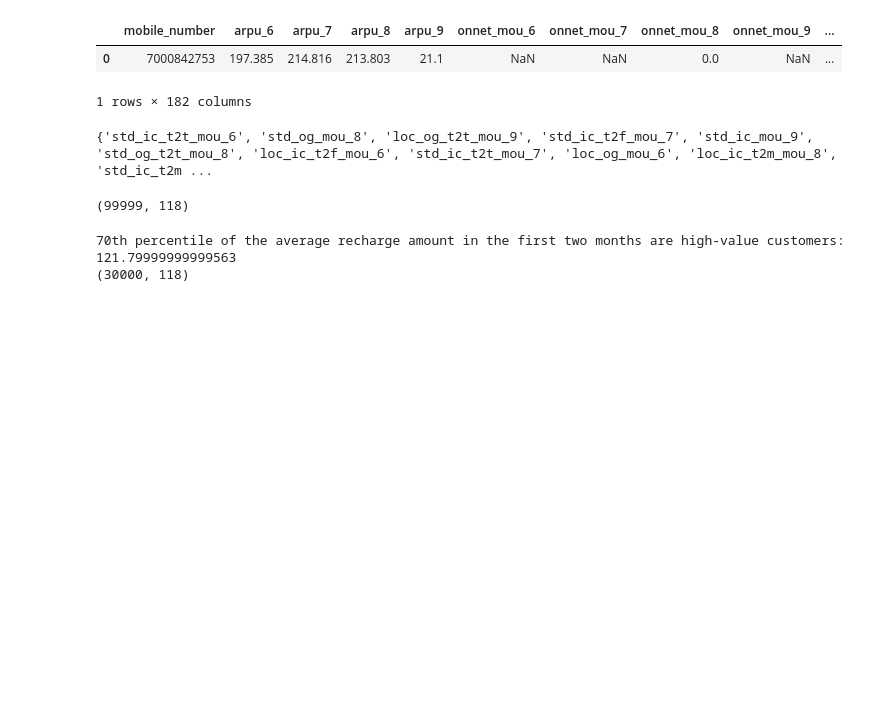
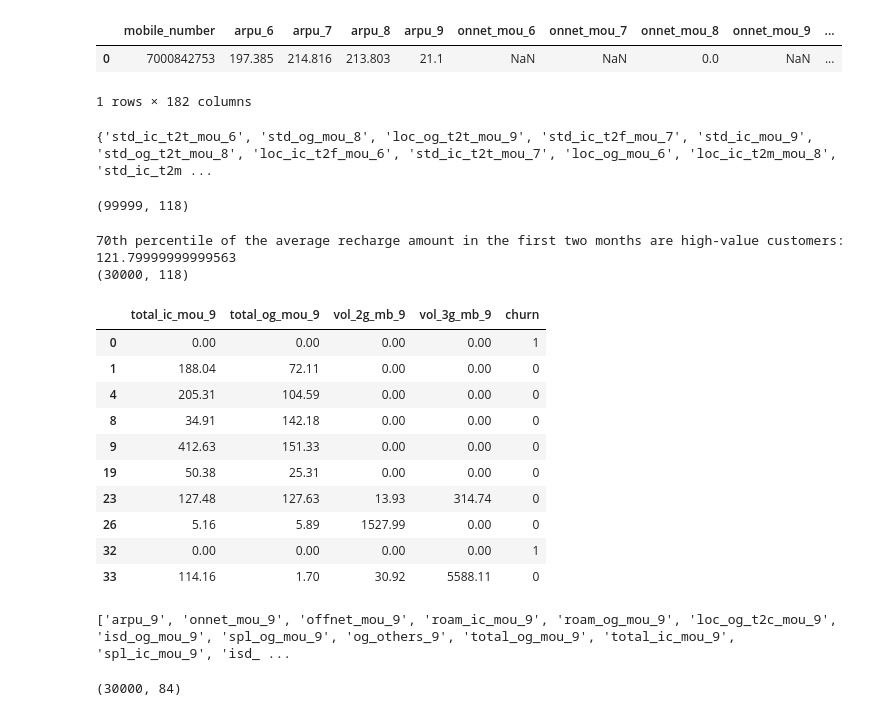
Before and after one commit to kurtesy/ML, a Jupyter notebook: Telecom_Churn.ipynb, the cells around one changed output. Saved outputs shown, nothing was run; the diff lists cells and outputs as text; code cells hidden in the pictures; blank space fills up the shorter version.

```diff
--- a/Telecom_Churn.ipynb
+++ b/Telecom_Churn.ipynb
@@ -150,7 +151,7 @@ high_corr_drop_cols = [column for column in upper.columns if any(upper[column] >
 #high_corr_drop_cols
 high_corr_drop_cols = corr[(corr > 0.65) & (corr != 1.0)].sort_values()
 # %%
-corr_drop_cols = set(filter(lambda x: 'loc' in x or 'std' in x, list(high_corr_drop_cols.reset_index()['level_0'])))
+corr_drop_cols = set(filter(lambda x: 'loc' in x or 'std' in x or 'date' in x, list(high_corr_drop_cols.reset_index()['level_0'])))
 print(corr_drop_cols, len(corr_drop_cols))
 telco_churn.drop(corr_drop_cols, axis=1, inplace=True)
 telco_churn.shape
@@ -177,7 +178,33 @@ print(main_cust_churn.shape)
 # %%
 """Now in order to evaluate our Prediction accuracy, we will define the Dependent Parameter
    CHURN, which is denoted using:
    1 - Customer churns
    0 - Customer does not churns
    For 9th month(Septemner)
+Those who have not made any calls (either incoming or outgoing) AND have not used mobile internet
+even once in the churn phase.
 """
+churn_tag_cols = ['total_ic_mou_9','total_og_mou_9','vol_2g_mb_9','vol_3g_mb_9']
+main_cust_churn['churn'] = np.where(main_cust_churn[churn_tag_cols].sum(axis=1) == 0, 1, 0)
+main_cust_churn[churn_tag_cols+['churn']].head(10)
+# %% [output]
+|  | total_ic_mou_9 | total_og_mou_9 | vol_2g_mb_9 | vol_3g_mb_9 | churn |
+| 0 | 0.00 | 0.00 | 0.00 | 0.00 | 1 |
+| 1 | 188.04 | 72.11 | 0.00 | 0.00 | 0 |
+| 4 | 205.31 | 104.59 | 0.00 | 0.00 | 0 |
+| 8 | 34.91 | 142.18 | 0.00 | 0.00 | 0 |
+| 9 | 412.63 | 151.33 | 0.00 | 0.00 | 0 |
+| 19 | 50.38 | 25.31 | 0.00 | 0.00 | 0 |
+| 23 | 127.48 | 127.63 | 13.93 | 314.74 | 0 |
+| 26 | 5.16 | 5.89 | 1527.99 | 0.00 | 0 |
+| 32 | 0.00 | 0.00 | 0.00 | 0.00 | 1 |
+| 33 | 114.16 | 1.70 | 30.92 | 5588.11 | 0 |
+# %%
+"""Removing September related features"""
+sept_cols = [col for col in main_cust_churn.columns if '_9' in col]
+print(sept_cols)
+main_cust_churn.drop(sept_cols, axis=1, inplace=True)
+main_cust_churn.shape
+# %% [output]
+['arpu_9', 'onnet_mou_9', 'offnet_mou_9', 'roam_ic_mou_9', 'roam_og_mou_9', 'loc_og_t2c_mou_9', 'isd_og_mou_9', 'spl_og_mou_9', 'og_others_9', 'total_og_mou_9', 'total_ic_mou_9', 'spl_ic_mou_9', 'isd_ ...
+(30000, 84)
```
Also changed, not shown: parts of 4 cells of this notebook.
